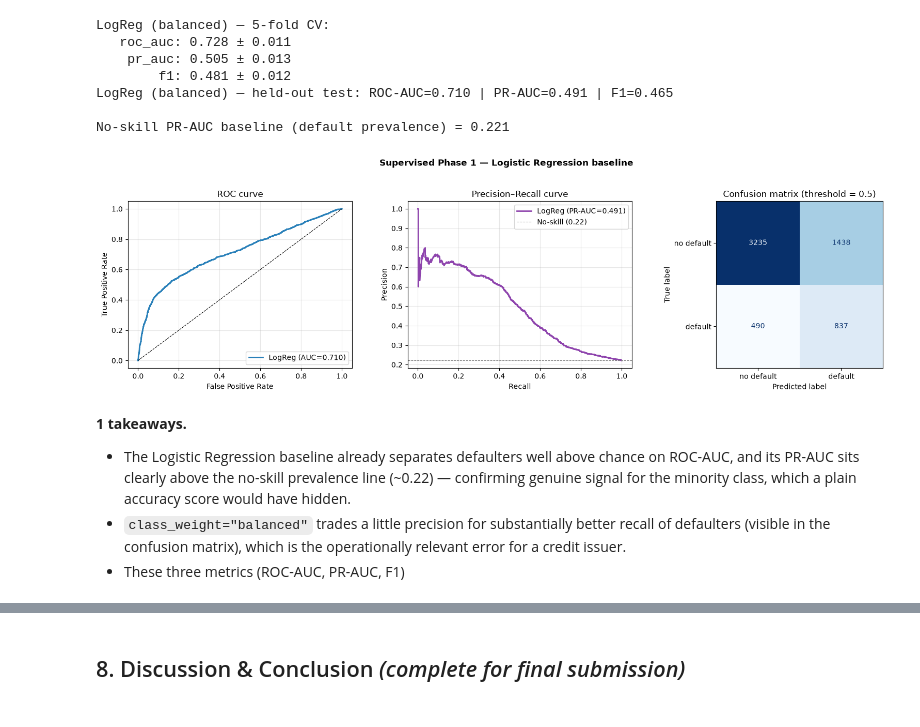
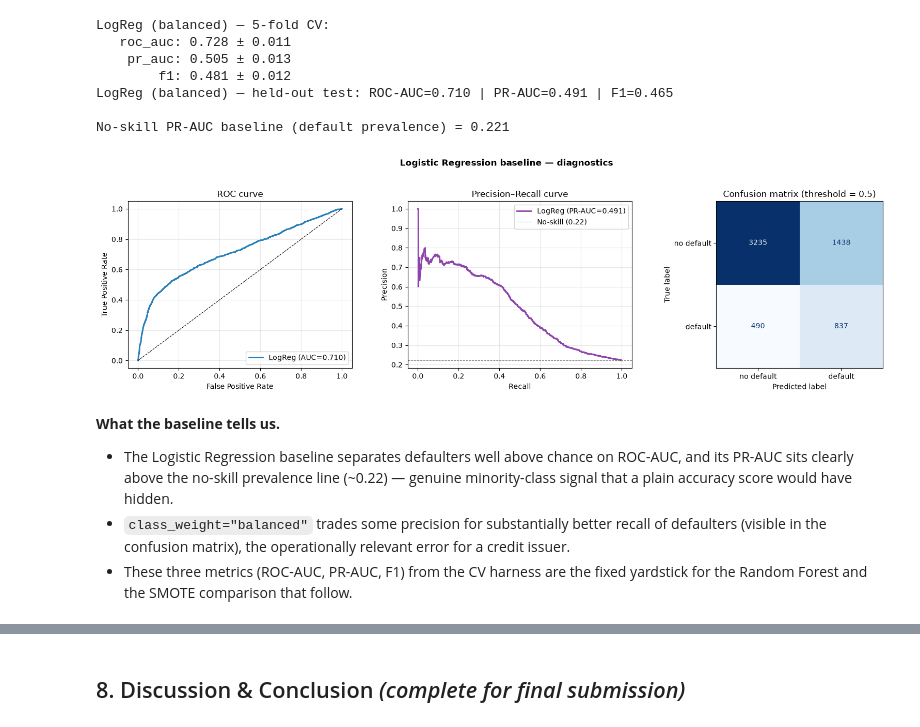
Before and after one commit to shantanu-777/dai-mission-group-v, a Jupyter notebook: notebook.ipynb, the cells around one changed output, grey strips where cells are left out. Cells and saved outputs as stored; diff of their text form; code cells hidden in the pictures.

```diff
--- a/notebook.ipynb
+++ b/notebook.ipynb
@@ -400,40 +401,40 @@ LogReg (balanced) — held-out test: ROC-AUC=0.710 | PR-AUC=0.491 | F1=0.465
 
 No-skill PR-AUC baseline (default prevalence) = 0.221
 # %%
-# === Phase 1: baseline diagnostics — ROC, Precision–Recall, confusion matrix ===
+# Baseline diagnostics — ROC, Precision–Recall and confusion matrix
 fig, axes = plt.subplots(1, 3, figsize=(16, 4.5))
 
 fpr, tpr, _ = roc_curve(y_test, logreg_proba)
 axes[0].plot(fpr, tpr, color="#2980b9", lw=2,
              label=f"LogReg (AUC={logreg_test['roc_auc']:.3f})")
 axes[0].plot([0, 1], [0, 1], "k--", lw=0.8)
 axes[0].set(xlabel="False Positive Rate", ylabel="True Positive Rate", title="ROC curve")
 axes[0].legend(loc="lower right"); axes[0].grid(alpha=0.3)
 
 prec, rec, _ = precision_recall_curve(y_test, logreg_proba)
 axes[1].plot(rec, prec, color="#8e44ad", lw=2,
              label=f"LogReg (PR-AUC={logreg_test['pr_auc']:.3f})")
 axes[1].axhline(no_skill_pr, color="gray", ls="--", lw=0.8,
                 label=f"No-skill ({no_skill_pr:.2f})")
 axes[1].set(xlabel="Recall", ylabel="Precision", title="Precision–Recall curve")
 axes[1].legend(loc="upper right"); axes[1].grid(alpha=0.3)
 
 cm = confusion_matrix(y_test, (logreg_proba >= 0.5).astype(int))
 ConfusionMatrixDisplay(cm, display_labels=["no default", "default"]).plot(
     ax=axes[2], cmap="Blues", colorbar=False)
 axes[2].set_title("Confusion matrix (threshold = 0.5)")
 
-plt.suptitle("Supervised Phase 1 — Logistic Regression baseline", y=1.03, fontweight="bold")
+plt.suptitle("Logistic Regression baseline — diagnostics", y=1.03, fontweight="bold")
 plt.tight_layout(); plt.show()
 # %% [output]
-[figure, old version]
+[figure, new version]
 # %% [markdown]
-**1 takeaways.**
-- The Logistic Regression baseline already separates defaulters well above chance on
+**What the baseline tells us.**
+- The Logistic Regression baseline separates defaulters well above chance on
   ROC-AUC, and its PR-AUC sits clearly above the no-skill prevalence line (~0.22) —
-  confirming genuine signal for the minority class, which a plain accuracy score
-  would have hidden.
-- `class_weight="balanced"` trades a little precision for substantially better
-  recall of defaulters (visible in the confusion matrix), which is the operationally
-  relevant error for a credit issuer.
-- These three metrics (ROC-AUC, PR-AUC, F1)
+  genuine minority-class signal that a plain accuracy score would have hidden.
+- `class_weight="balanced"` trades some precision for substantially better recall of
+  defaulters (visible in the confusion matrix), the operationally relevant error for
+  a credit issuer.
+- These three metrics (ROC-AUC, PR-AUC, F1) from the CV harness are the fixed
+  yardstick for the Random Forest and the SMOTE comparison that follow.
```
Also changed, not shown: parts of 10 cells of this notebook, 1 other file.
